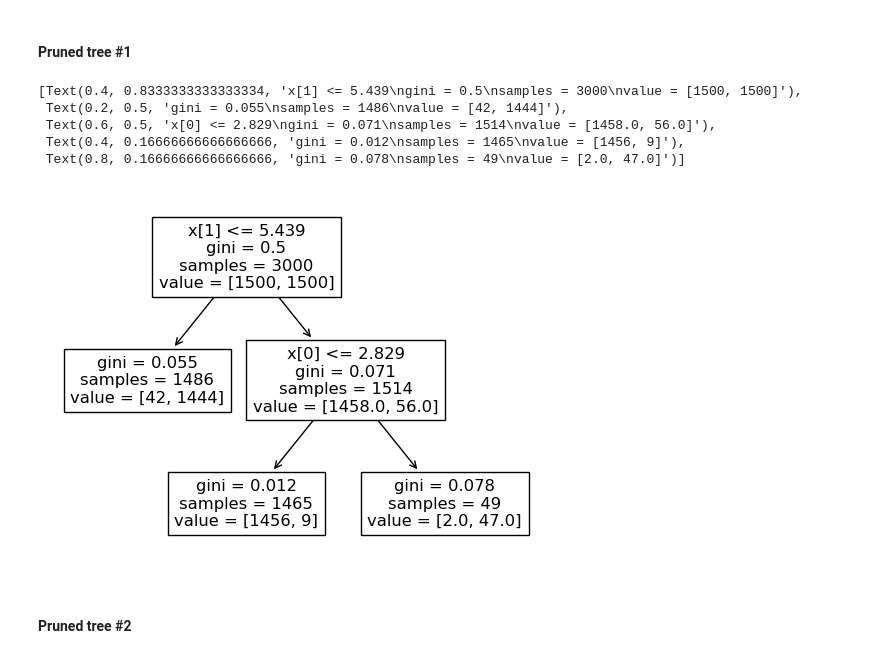
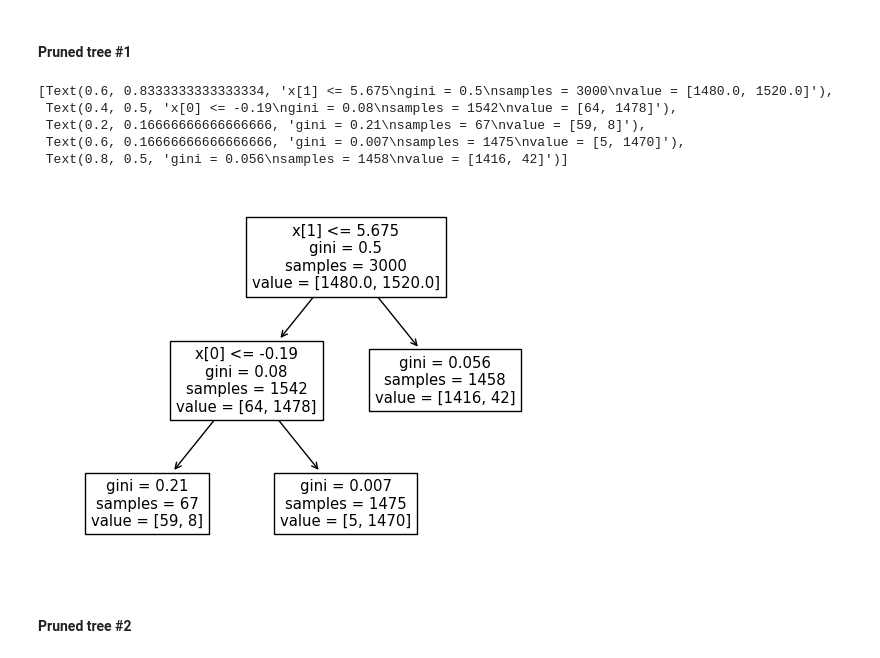
Before and after one commit to RodriCouto/ML_na_previsao_do_tempo_de_internato, a Jupyter notebook: babs.ipynb, the cells around one changed output. Drawn from its saved outputs; the diff is of its cells as text; code cells hidden in the pictures.

```diff
--- a/babs.ipynb
+++ b/babs.ipynb
@@ -38,3 +40,3 @@ df_trees.head()
 # %%
-X = df_trees.drop(columns=["Target"])
-y = df_trees["Target"]
+X_total = df_trees.drop(columns=["Target"])
+y_total = df_trees["Target"]
@@ -50,7 +45,10 @@ y_test = ds_test["Target"]
+# %%
+X, X_test, y, y_test = train_test_split(
+    X_total, y_total, test_size=0.25, random_state=42)
 # %% [markdown]
 ### Full Tree
 # %%
-dtc = tree.DecisionTreeClassifier()
+dtc = DecisionTreeClassifier()
 dtc = dtc.fit(X, y)
-tree.plot_tree(dtc)
+plot_tree(dtc)
 # %% [output]
@@ -98,7 +96,7 @@ Text(0.5, 1.0, 'Total Impurity vs effective alpha for training set')
 # %%
 clfs = []
 for ccp_alpha in ccp_alphas:
-    clf = tree.DecisionTreeClassifier(random_state=0, ccp_alpha=ccp_alpha)
+    clf = DecisionTreeClassifier(random_state=0, ccp_alpha=ccp_alpha)
     clf.fit(X, y)
     clfs.append(clf)
 
@@ -115,7 +113,7 @@ fig, ax = plt.subplots(2, 1)
 ax[0].plot(ccp_alphas, node_counts, marker="o", drawstyle="steps-post", color="maroon")
 ax[0].set_xlabel("alpha")
 ax[0].set_ylabel("number of nodes")
-ax[0].set_title("Number of nodes vs alpha")tree.DecisionTreeClassifier()
+ax[0].set_title("Number of nodes vs alpha")
 
 ax[1].plot(ccp_alphas, depth, marker="o", drawstyle="steps-post", color="darkslateblue")
 ax[1].set_xlabel("alpha")
@@ -152,16 +150,16 @@ ccp_alpha_2 = 0.0010
 # %% [markdown]
 #### Pruned tree #1
 # %%
-dtcp1 = tree.DecisionTreeClassifier(ccp_alpha=ccp_alpha_1)
+dtcp1 = DecisionTreeClassifier(ccp_alpha=ccp_alpha_1)
 dtcp1 = dtcp1.fit(X, y)
-tree.plot_tree(dtcp1)
+plot_tree(dtcp1)
 # %% [output]
-[Text(0.4, 0.8333333333333334, 'x[1] <= 5.439\ngini = 0.5\nsamples = 3000\nvalue = [1500, 1500]'),
- Text(0.2, 0.5, 'gini = 0.055\nsamples = 1486\nvalue = [42, 1444]'),
- Text(0.6, 0.5, 'x[0] <= 2.829\ngini = 0.071\nsamples = 1514\nvalue = [1458.0, 56.0]'),
- Text(0.4, 0.16666666666666666, 'gini = 0.012\nsamples = 1465\nvalue = [1456, 9]'),
- Text(0.8, 0.16666666666666666, 'gini = 0.078\nsamples = 49\nvalue = [2.0, 47.0]')]
+[Text(0.6, 0.8333333333333334, 'x[1] <= 5.675\ngini = 0.5\nsamples = 3000\nvalue = [1480.0, 1520.0]'),
+ Text(0.4, 0.5, 'x[0] <= -0.19\ngini = 0.08\nsamples = 1542\nvalue = [64, 1478]'),
+ Text(0.2, 0.16666666666666666, 'gini = 0.21\nsamples = 67\nvalue = [59, 8]'),
+ Text(0.6, 0.16666666666666666, 'gini = 0.007\nsamples = 1475\nvalue = [5, 1470]'),
+ Text(0.8, 0.5, 'gini = 0.056\nsamples = 1458\nvalue = [1416, 42]')]
-[figure, old version]
+[figure, new version]
 # %% [markdown]
 #### Pruned tree #2
 # %%
```
Also changed, not shown: parts of 25 cells of this notebook.
